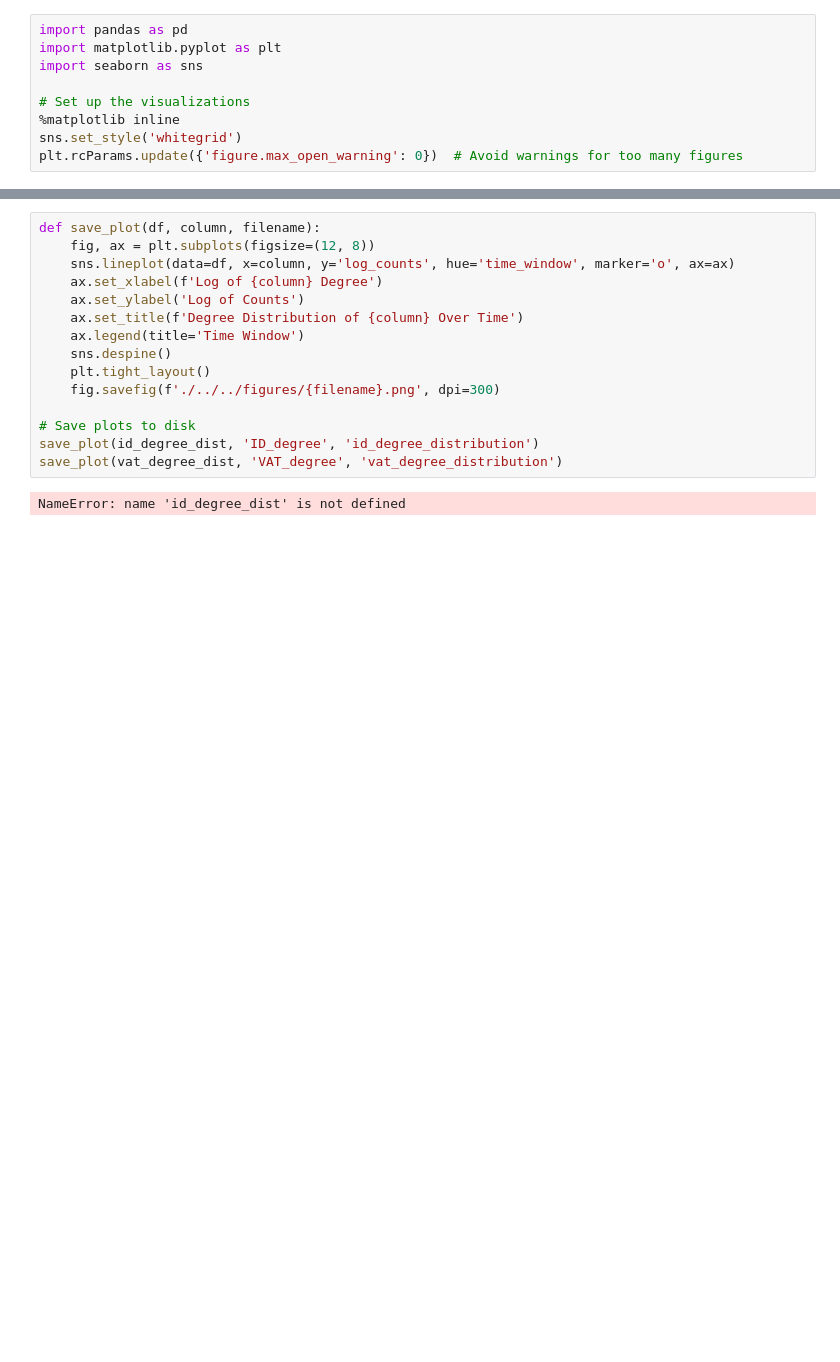
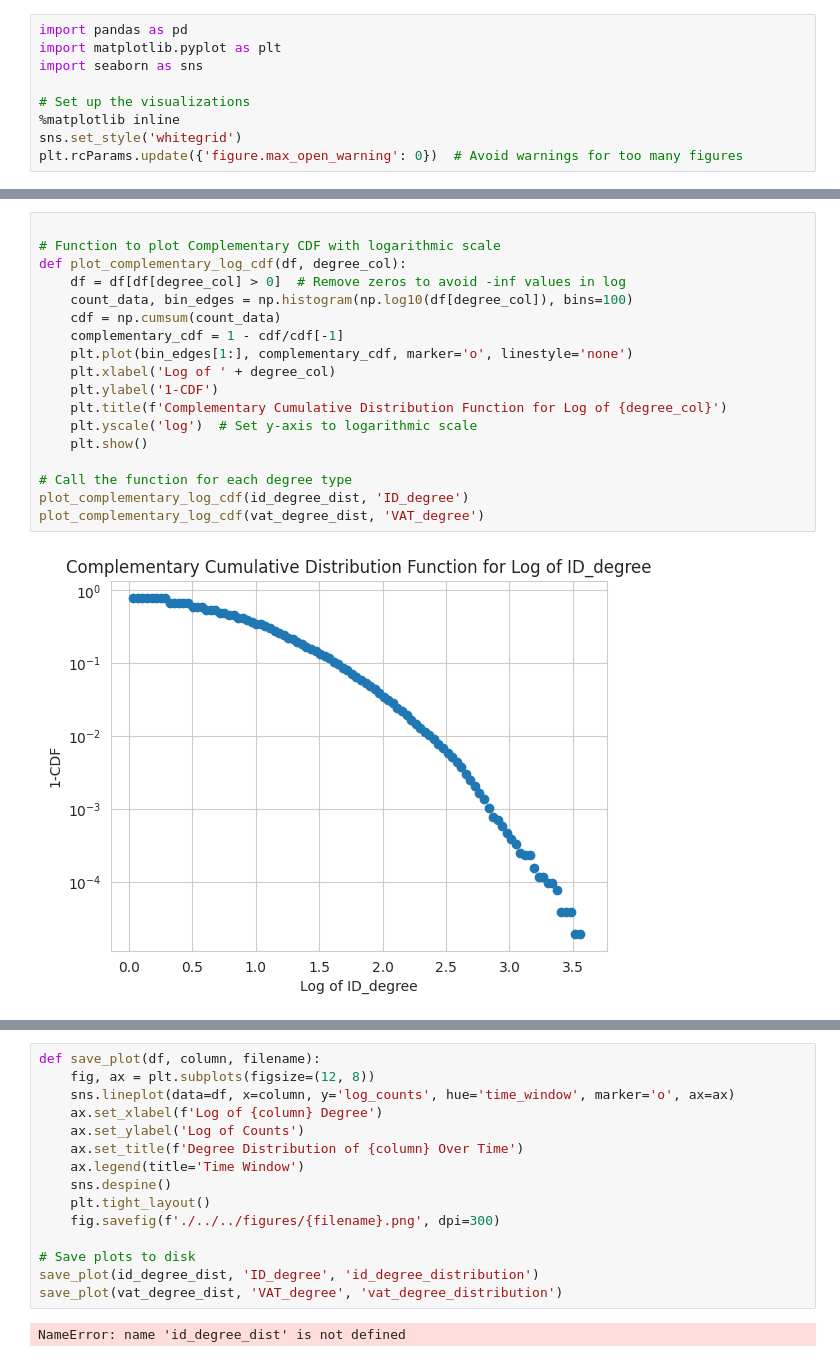
Before and after one commit to matuteiglesias/French_exporters, a Jupyter notebook: notebooks/Economic_Network_Analysis/03 - Visualization - Degree Distribution Plots.ipynb, the cells around one changed output, grey strips where cells are left out. Cells and saved outputs as stored; diff of their text form; blank space fills up the shorter version.

```diff
--- a/notebooks/Economic_Network_Analysis/03 - Visualization - Degree Distribution Plots.ipynb
+++ b/notebooks/Economic_Network_Analysis/03 - Visualization - Degree Distribution Plots.ipynb
@@ -48,0 +97,20 @@ NameError: name 'id_degree_dist' is not defined
+# %%
+
+# Function to plot Complementary CDF with logarithmic scale
+def plot_complementary_log_cdf(df, degree_col):
+    df = df[df[degree_col] > 0]  # Remove zeros to avoid -inf values in log
+    count_data, bin_edges = np.histogram(np.log10(df[degree_col]), bins=100)
+    cdf = np.cumsum(count_data)
+    complementary_cdf = 1 - cdf/cdf[-1]
+    plt.plot(bin_edges[1:], complementary_cdf, marker='o', linestyle='none')
+    plt.xlabel('Log of ' + degree_col)
+    plt.ylabel('1-CDF')
+    plt.title(f'Complementary Cumulative Distribution Function for Log of {degree_col}')
+    plt.yscale('log')  # Set y-axis to logarithmic scale
+    plt.show()
+
+# Call the function for each degree type
+plot_complementary_log_cdf(id_degree_dist, 'ID_degree')
+plot_complementary_log_cdf(vat_degree_dist, 'VAT_degree')
+# %% [output]
+[figure, added]
```
Also changed, not shown: parts of 7 cells of this notebook, 51 other files.
